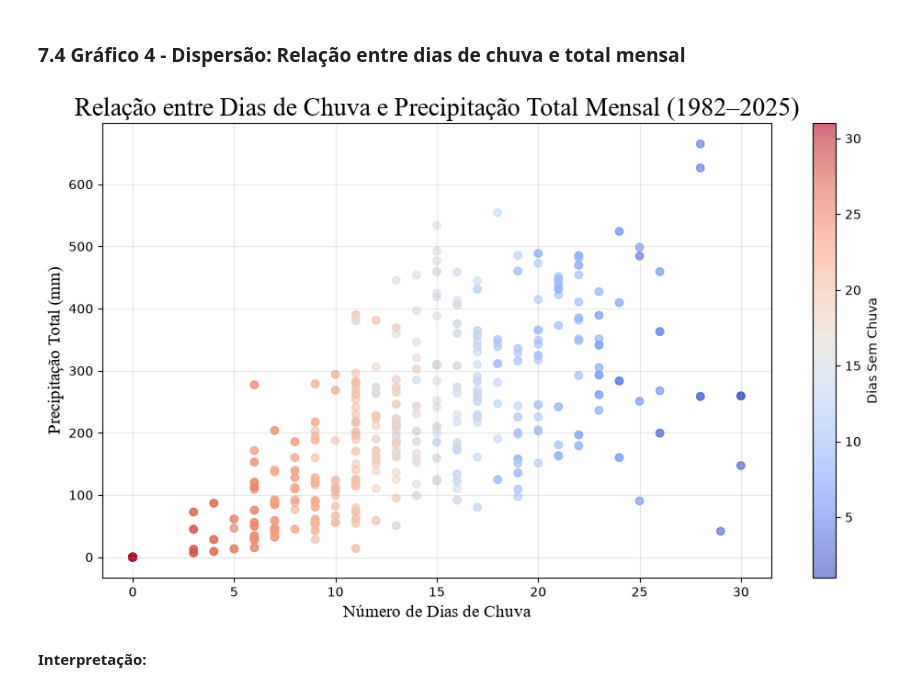
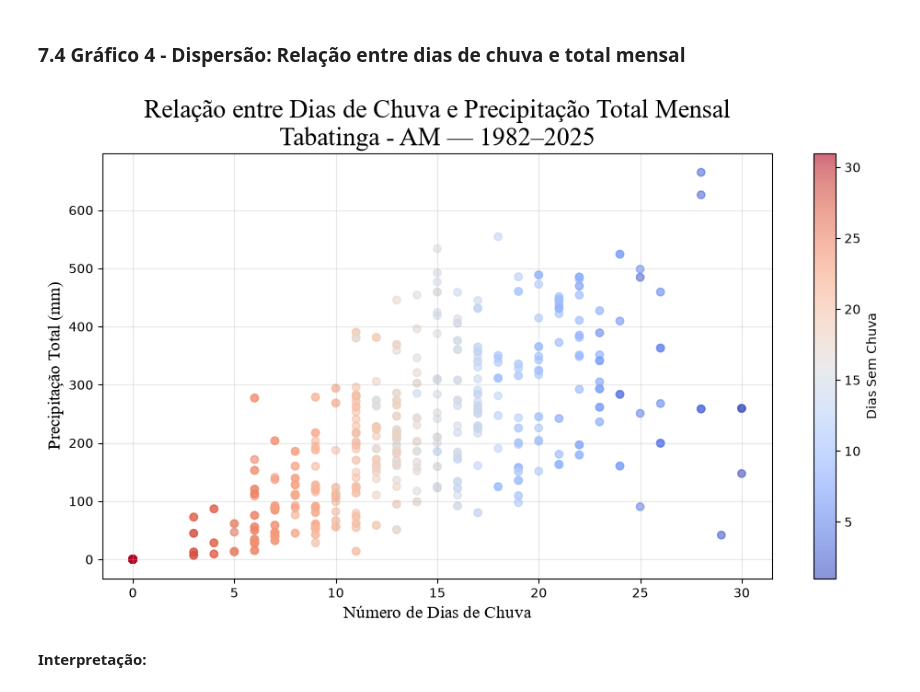
Before and after one commit to jonestiago/rainfall-timeseries-analysis, a Jupyter notebook: notebook/a_analise_exploratoria.ipynb, the cells around one changed output. Saved outputs shown, nothing was run; the diff lists cells and outputs as text; code cells hidden in the pictures.

```diff
--- a/notebook/a_analise_exploratoria.ipynb
+++ b/notebook/a_analise_exploratoria.ipynb
@@ -892,21 +892,21 @@ plt.show()
 # %%
 # Gáfico 4 - Dispersão
 plt.figure(figsize=(10,6))
 
 # Plotagem
 plt.scatter(df_ajustado['NumDiasDeChuva'], df_ajustado['Total'], alpha=0.6, c=df_ajustado['NumDiasSemChuva'], cmap='coolwarm')
 
 # Configurações de Layout e Estilo
 plt.colorbar(label='Dias Sem Chuva')
-plt.title('Relação entre Dias de Chuva e Precipitação Total Mensal (1982–2025)', fontfamily='Times New Roman', fontsize=20)
+plt.title('Relação entre Dias de Chuva e Precipitação Total Mensal\nTabatinga - AM — 1982–2025', fontfamily='Times New Roman', fontsize=20)
 plt.xlabel('Número de Dias de Chuva', fontfamily='Times New Roman', fontsize=14)
 plt.ylabel('Precipitação Total (mm)', fontfamily='Times New Roman', fontsize=14)
 plt.grid(True, alpha=0.3)
 plt.tight_layout()
 
 # Visualização do gráfico
 plt.show()
 # %% [output]
-[figure, old version]
+[figure, new version]
 # %% [markdown]
 **Interpretação:**
```
Also changed, not shown: parts of 3 cells of this notebook.
